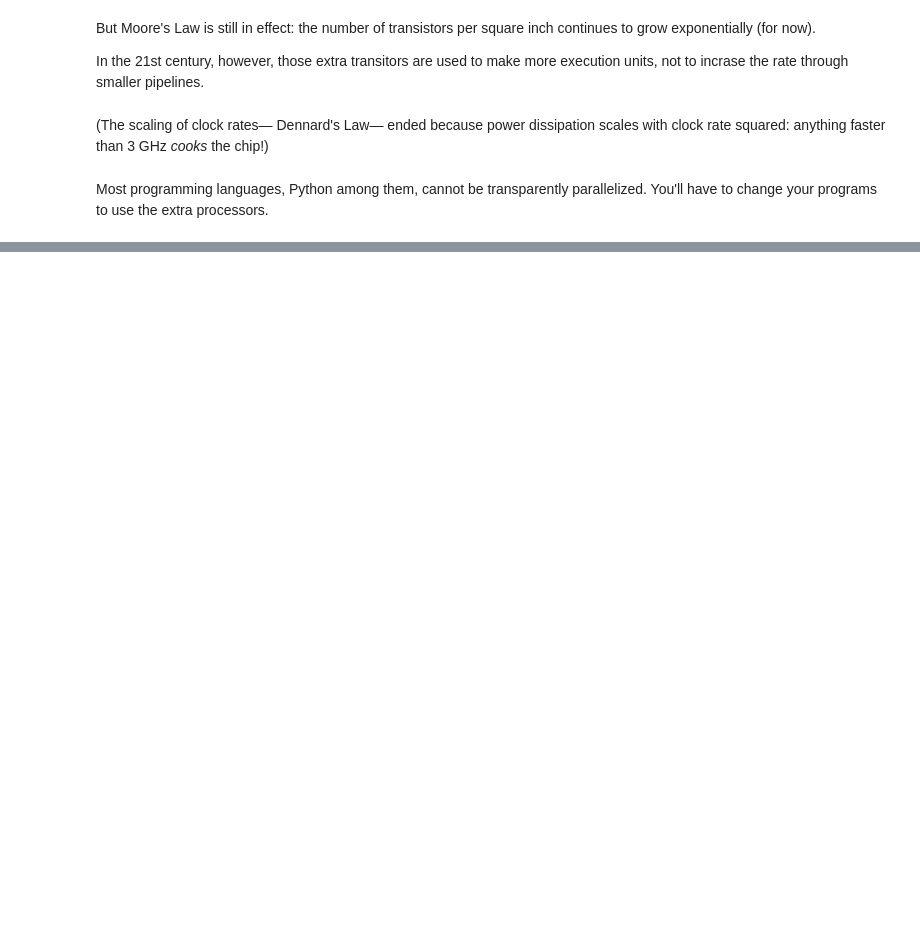
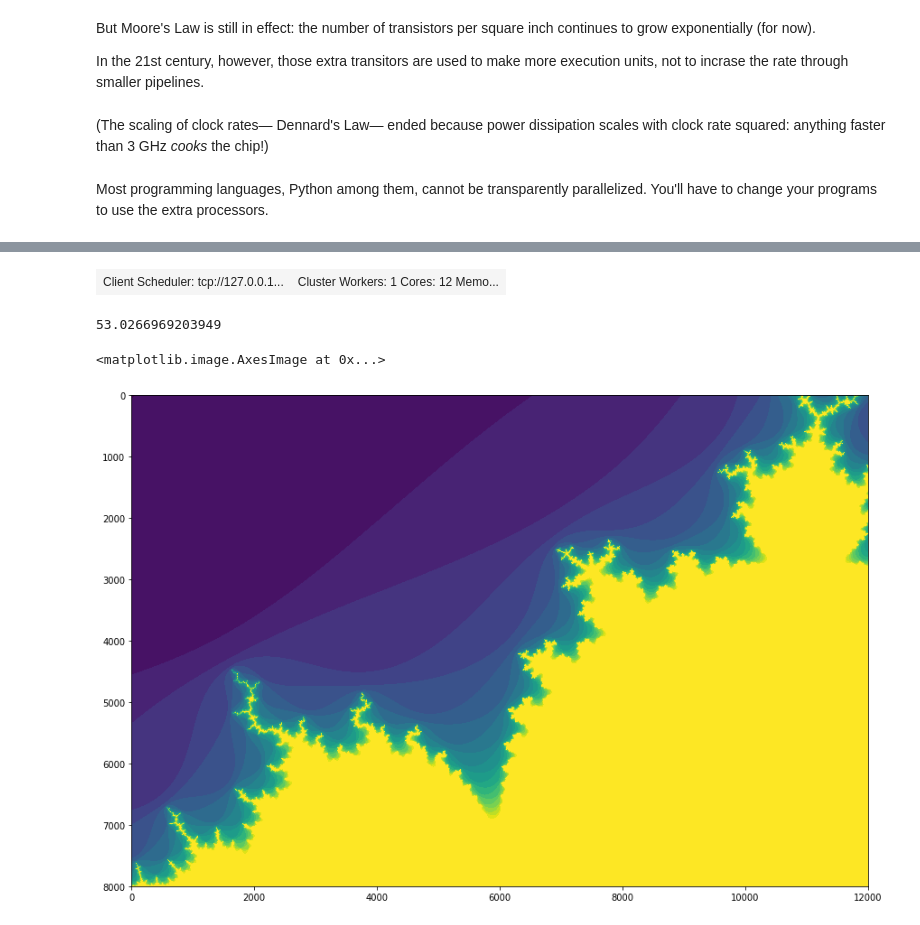
Before and after one commit to jpivarski-talks/python-numpy-mini-course, a Jupyter notebook: 5-dask.ipynb, the cells around one changed output, grey strips where cells are left out. Saved outputs shown, nothing was run; the diff lists cells and outputs as text; code cells hidden in the pictures; blank space fills up the shorter version.

Commit message:
solution: dask-scheduler and dask-workers have to be run as external processes

```diff
--- a/5-dask.ipynb
+++ b/5-dask.ipynb
@@ -27,10 +27,13 @@ def prepare(height, width):
 def run(c, fractal, maxiterations=20):
     fractal *= 0
     fractal += maxiterations
-    z = c
+    z = c.copy()
+    z2 = c.copy()
     for i in range(maxiterations):
-        z = z**2 + c
-        diverge = numpy.absolute(z) > 2**2
+        numpy.square(z, out=z)
+        numpy.add(z, c, out=z)
+        numpy.absolute(z, out=z2)
+        diverge = z2 > 2
         divnow = diverge & (fractal == maxiterations)
         fractal[divnow] = i
         z[diverge] = 2
@@ -93,14 +115,18 @@ ax.imshow(fractal)
 # %%
 import dask.distributed
-client = dask.distributed.Client()
+client = dask.distributed.Client("127.0.0.1:8786")
 client
+# %% [output]
+| Client Scheduler: tcp://127.0.0.1... | Cluster Workers: 1 Cores: 12 Memo... |
 # %%
 c, fractal = prepare(8000, 12000)
 
-c = dask.array.from_array(c, chunks=(1000, 12000))
-fractal = dask.array.from_array(fractal, chunks=(1000, 12000))
+c = dask.array.from_array(c, chunks=(100, 12000))
+fractal = dask.array.from_array(fractal, chunks=(100, 12000))
 fractal = run(c, fractal)
 
 starttime = time.time()
-fractal = client.compute(fractal)
+fractal = client.compute(fractal, sync=True)
 time.time() - starttime
+# %% [output]
+53.0266969203949
@@ -110,0 +133,6 @@ fractal
+# %%
+fig, ax = plt.subplots(figsize=(15, 10))
+ax.imshow(fractal)
+# %% [output]
+<matplotlib.image.AxesImage at 0x...>
+[figure, added]
```
Also changed, not shown: parts of 10 cells of this notebook.
